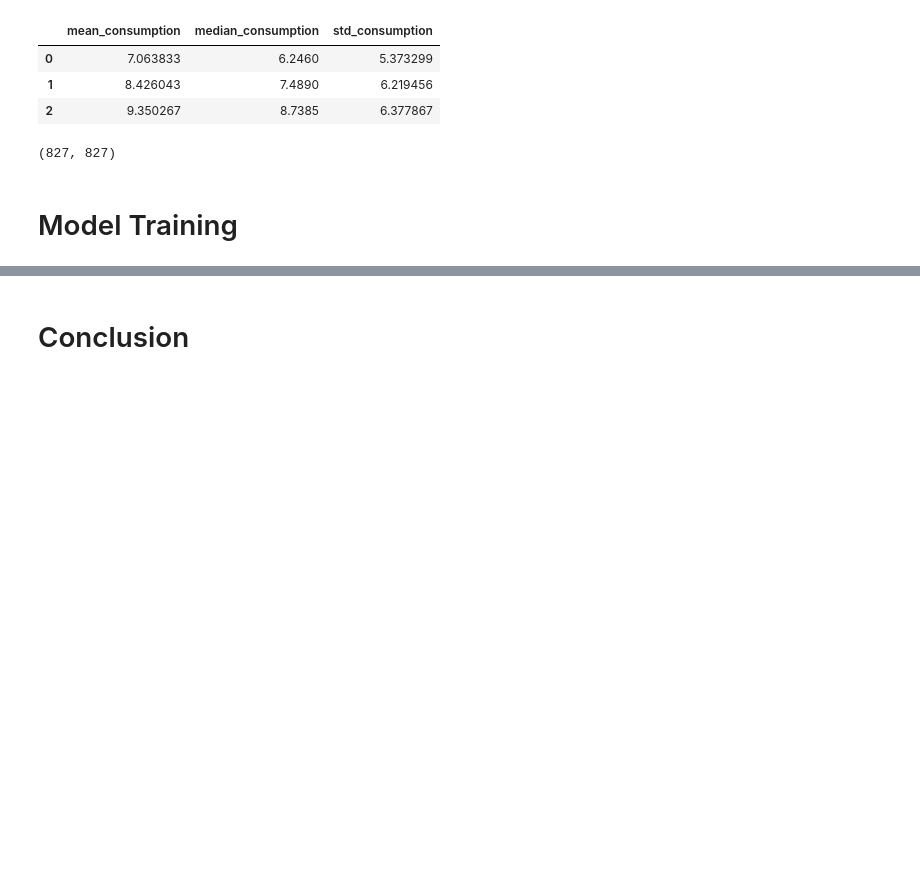
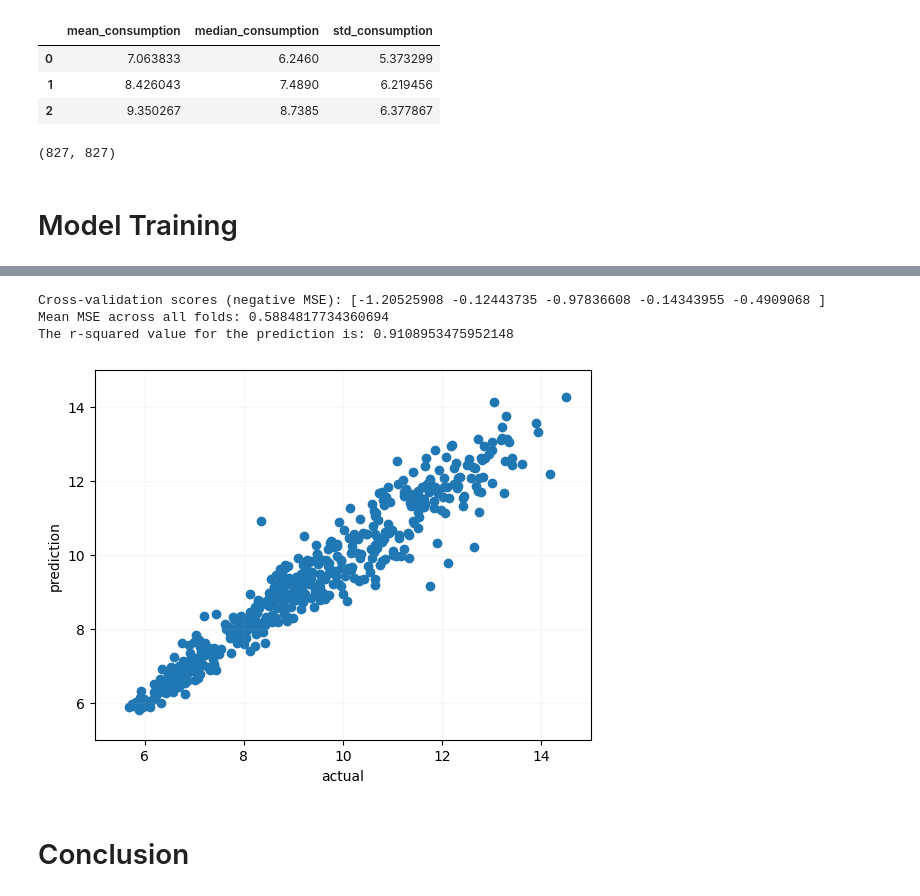
Before and after one commit to Bhattars1/london-energy-forecasting, a Jupyter notebook: notebooks/baseline_weather_energy_forcasting_training.ipynb, the cells around one changed output, grey strips where cells are left out. Drawn from its saved outputs; the diff is of its cells as text; code cells hidden in the pictures; blank space fills up the shorter version.

```diff
--- a/notebooks/baseline_weather_energy_forcasting_training.ipynb
+++ b/notebooks/baseline_weather_energy_forcasting_training.ipynb
@@ -186,3 +220,13 @@ The r-squared value for the prediction is: 0.8693236387750859
+# %%
+xgb = XGBRegressor()
+multioutput_model = MultiOutputRegressor(xgb)
+# %%
+multioutput_model= check_model(model=multioutput_model, X_train=X_train, y_train=y_train, X_test = X_test, y_test = y_test, features= features_df, target=target_df, cv=5, return_model=True )
+# %% [output]
+Cross-validation scores (negative MSE): [-1.20525908 -0.12443735 -0.97836608 -0.14343955 -0.4909068 ]
+Mean MSE across all folds: 0.5884817734360694
+The r-squared value for the prediction is: 0.9108953475952148
+[figure, added]
 # %% [markdown]
 # Conclusion
 # %%
```
Also changed, not shown: parts of 14 cells of this notebook, 8 other files.
